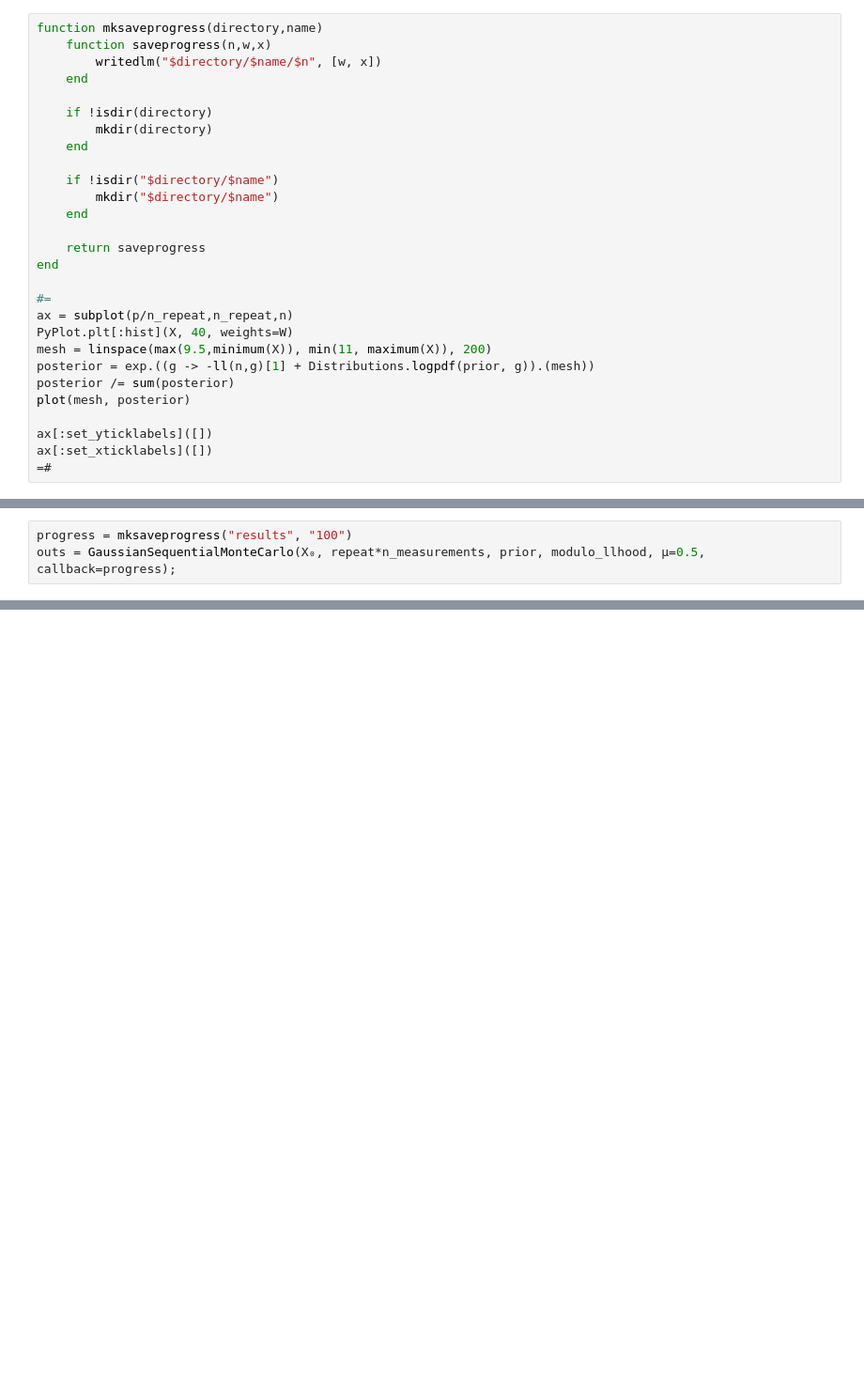
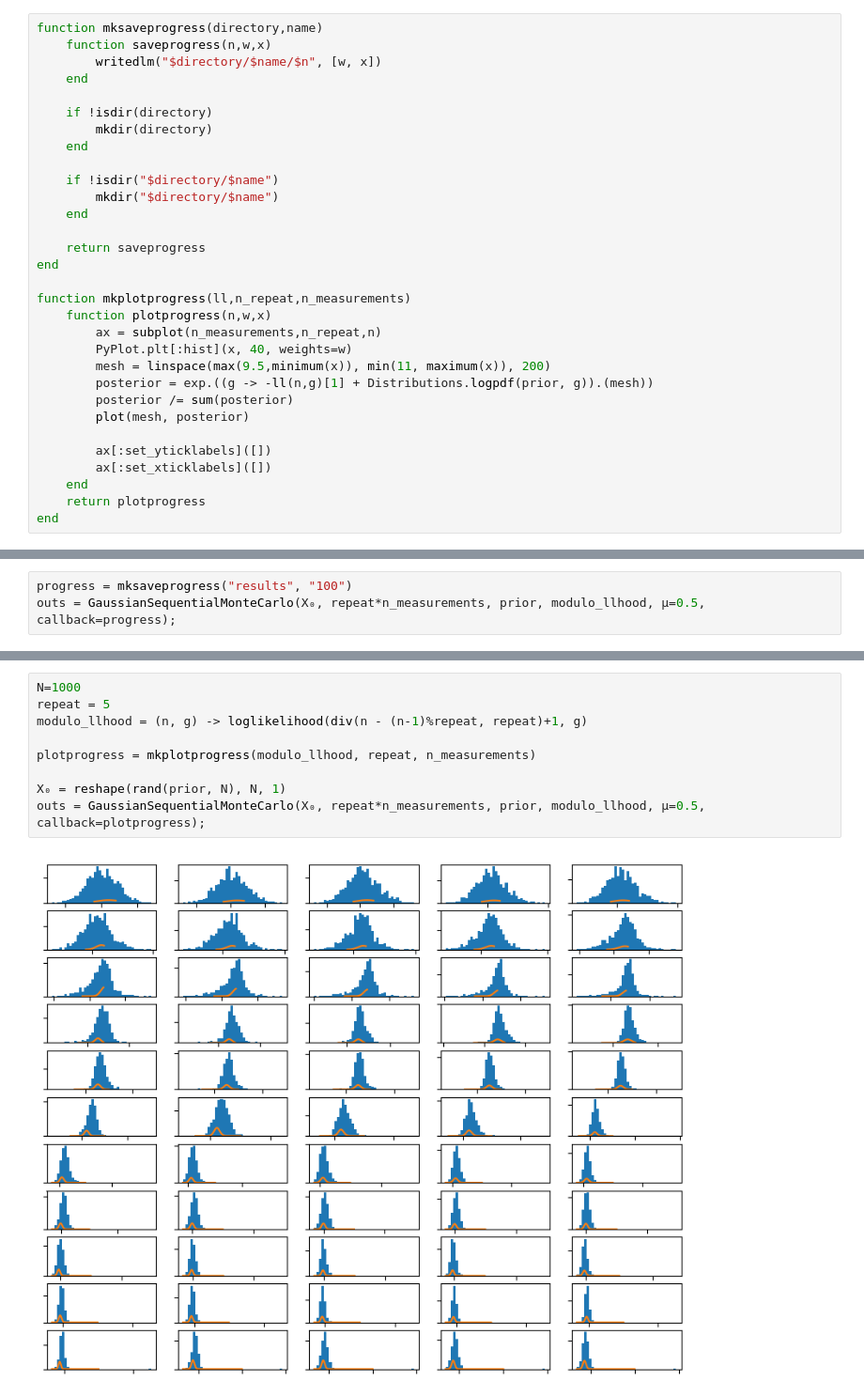
Before and after one commit to matthieubulte/smc, a Jupyter notebook: code/Results.ipynb, the cells around one changed output, grey strips where cells are left out. Shown at 94% size. Drawn from its saved outputs; the diff is of its cells as text; blank space fills up the shorter version.

```diff
--- a/code/Results.ipynb
+++ b/code/Results.ipynb
@@ -179,15 +223,18 @@ function mksaveprogress(directory,name)
     return saveprogress
 end
 
-#=
-ax = subplot(p/n_repeat,n_repeat,n)
-PyPlot.plt[:hist](X, 40, weights=W)
-mesh = linspace(max(9.5,minimum(X)), min(11, maximum(X)), 200)
-posterior = exp.((g -> -ll(n,g)[1] + Distributions.logpdf(prior, g)).(mesh))
-posterior /= sum(posterior)
-plot(mesh, posterior)
+function mkplotprogress(ll,n_repeat,n_measurements)
+    function plotprogress(n,w,x)
+        ax = subplot(n_measurements,n_repeat,n)
+        PyPlot.plt[:hist](x, 40, weights=w)
+        mesh = linspace(max(9.5,minimum(x)), min(11, maximum(x)), 200)
+        posterior = exp.((g -> -ll(n,g)[1] + Distributions.logpdf(prior, g)).(mesh))
+        posterior /= sum(posterior)
+        plot(mesh, posterior)
 
-ax[:set_yticklabels]([])
-ax[:set_xticklabels]([])
-=#
+        ax[:set_yticklabels]([])
+        ax[:set_xticklabels]([])
+    end
+    return plotprogress
+end
 # %% [output]
@@ -221,0 +263,11 @@ plotSMC(outs)
+# %%
+N=1000
+repeat = 5
+modulo_llhood = (n, g) -> loglikelihood(div(n - (n-1)%repeat, repeat)+1, g)
+
+plotprogress = mkplotprogress(modulo_llhood, repeat, n_measurements)
+
+X₀ = reshape(rand(prior, N), N, 1)
+outs = GaussianSequentialMonteCarlo(X₀, repeat*n_measurements, prior, modulo_llhood, μ=0.5, callback=plotprogress);
+# %% [output]
+[figure, added]
```
Also changed, not shown: parts of 9 cells of this notebook, 6 other files.
